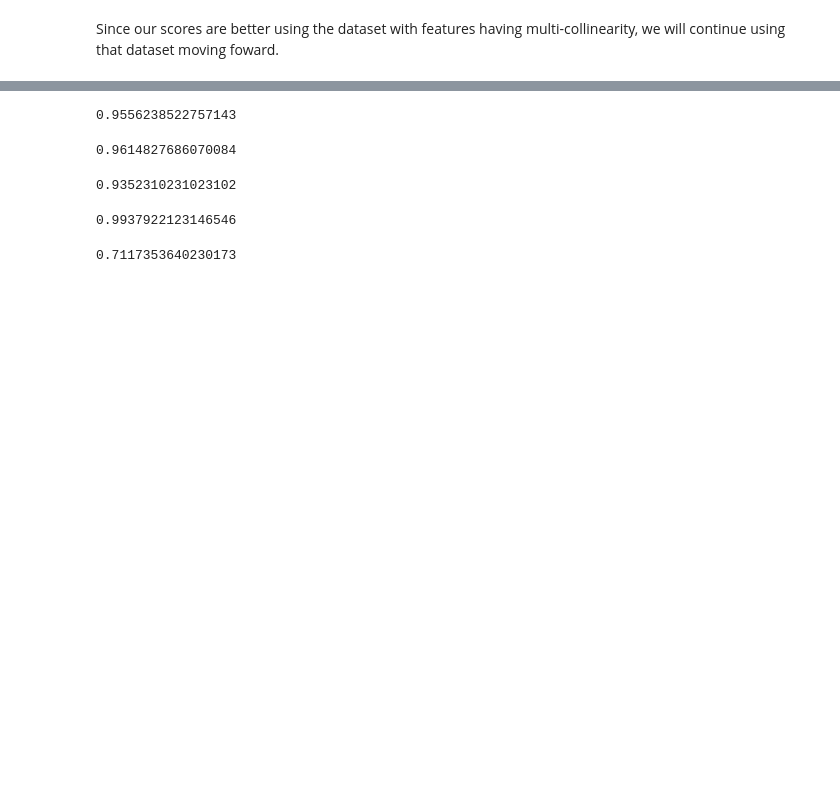
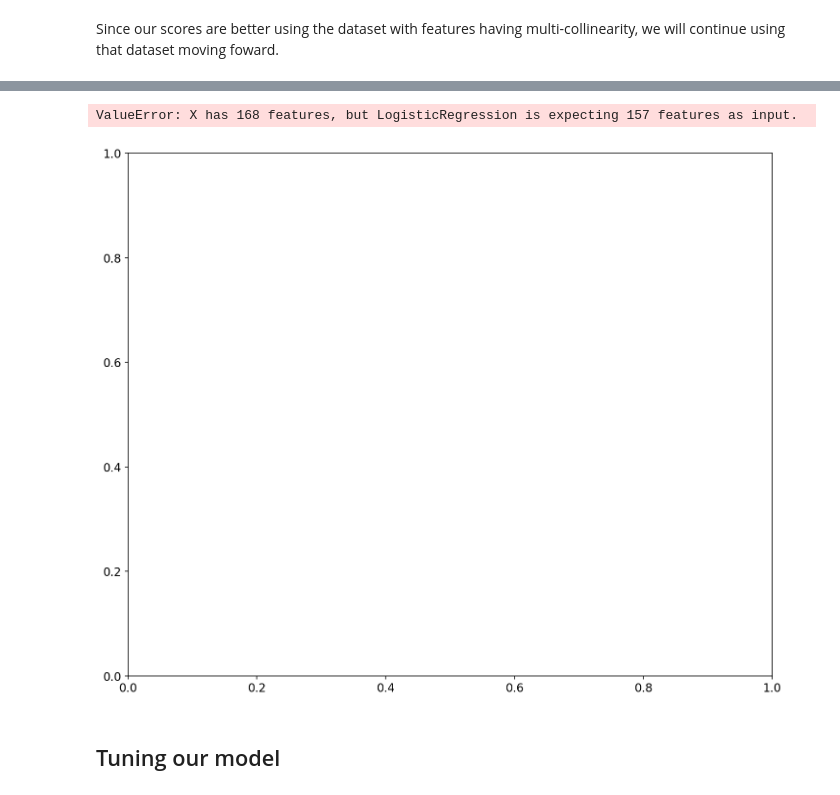
Before and after one commit to sujayjangam/Project-4-DSI, a Jupyter notebook: code/Modeling_Jay.ipynb, the cells around one changed output, grey strips where cells are left out. Saved outputs shown, nothing was run; the diff lists cells and outputs as text; code cells hidden in the pictures; blank space fills up the shorter version.

Commit message:
Update modeling_jay
final changes to model done. Final model found to be ada boost with base estimator as logistic regression.

```diff
--- a/code/Modeling_Jay.ipynb
+++ b/code/Modeling_Jay.ipynb
@@ -151,6 +162,9 @@ def get_model_scores(model_name,
     results['test_auc'] = roc_auc_score(y_test, y_test_pred_prob)
 
     results['is_tuned'] = grid_search
+    fpr, tpr, thresholds = roc_curve(y_test, lr_base_multi.predict(x_test_sc))
+    results['fpr'] = fpr
+    results['tpr'] = tpr
 
     if grid_search:
         print('BEST PARAMS-->')
@@ -515,30 +526,43 @@ display(test_auc)
-# %%
-svm = SVC(probability=True)
-
-svm_scores = cross_val_score(svm, x_train_sc , y_train, cv=5)
-
-svm.fit(x_train_sc,y_train)
-
-display(np.mean(svm_scores))
-
-display(svm.score(x_train_sc,y_train))
-
-display(svm.score(x_test_sc,y_test))
-# %% [output]
-0.9556238522757143
-0.9614827686070084
-0.9352310231023102
-# %%
-predictions = svm.predict(x_test_sc)
-tn, fp, fn, tp = confusion_matrix(y_test, predictions).ravel()
-y_test_pred_prob = svm.predict_proba(x_test_sc)[:,1]
-y_train_pred_prob = svm.predict_proba(x_train_sc)[:,1]
-
-train_auc = roc_auc_score(y_train, y_train_pred_prob)
-test_auc = roc_auc_score(y_test, y_test_pred_prob)
-
-display(train_auc)
-display(test_auc)
-# %% [output]
-0.9937922123146546
-0.7117353640230173
+# %%
+# creating function to plot ROC curve
+def roc_curve_plotter(model_dict, plot_top=False):
+    """Doc String"""
+    fig, ax = plt.subplots(1, 1, figsize=(12,10))
+    axes = {}
+    auc_scores = []
+    for i, m in enumerate(model_dict.keys()):
+        fpr, tpr, thresholds = roc_curve(y_test, m.predict(x_test_sc))
+        auc_scores[i] = auc(fpr, tpr)
+        axes[f'ax{i}'] = RocCurveDisplay(fpr=fpr, tpr=tpr, roc_auc=auc_scores[i], name=model_dict[m])
+    if plot_top:
+        max_index = auc_scores.index(max(auc_scores))
+        for i, a in enumerate(axes):
+            if i != max_index:
+                axes[a].line_.set_color('lightgrey')
+    plt.plot([0, 1], [0, 1], color='black', lw=2, linestyle='--', label='Random Guess')
+    plt.title('ROC-AUC Curve Comparison', fontsize=22)
+    plt.xlabel('False Positive Rate', fontsize=12)
+    plt.ylabel('True Positive Rate', fontsize=12)
+    plt.legend(fontsize=12)
+# %%
+# creating dictionary for ROC curve plotter
+base_model_dict= {
+    lr_base_multi: 'LogReg_MC',
+    svm_base_multi: 'SVM_MC',
+    xg_base_multi: 'XGBoost_MC',
+    rf_base_multi: 'RandForest_MC',
+    et_base_multi: 'ExtraTrees_MC',
+    gb_base_multi: 'GradBoost_MC',
+    ada_base_multi: 'AdaBoost_MC',
+    lr_base_reg: 'LogReg_reg',
+    svm_base_reg: 'SVM_reg',
+    xg_base_reg: 'XGBoost_reg',
+    rf_base_reg: 'RandForest_reg',
+    et_base_reg: 'ExtraTrees_reg',
+    gb_base_reg: 'GradBoost_reg',
+    ada_base_reg: 'AdaBoost_reg'}
+# %%
+roc_curve_plotter(base_model_dict)
+# %% [output]
+ValueError: X has 168 features, but LogisticRegression is expecting 157 features as input.
+[figure, added]
@@ -544,0 +571,2 @@ display(test_auc)
+# %% [markdown]
+## Tuning our model
```
Also changed, not shown: parts of 77 cells of this notebook.
